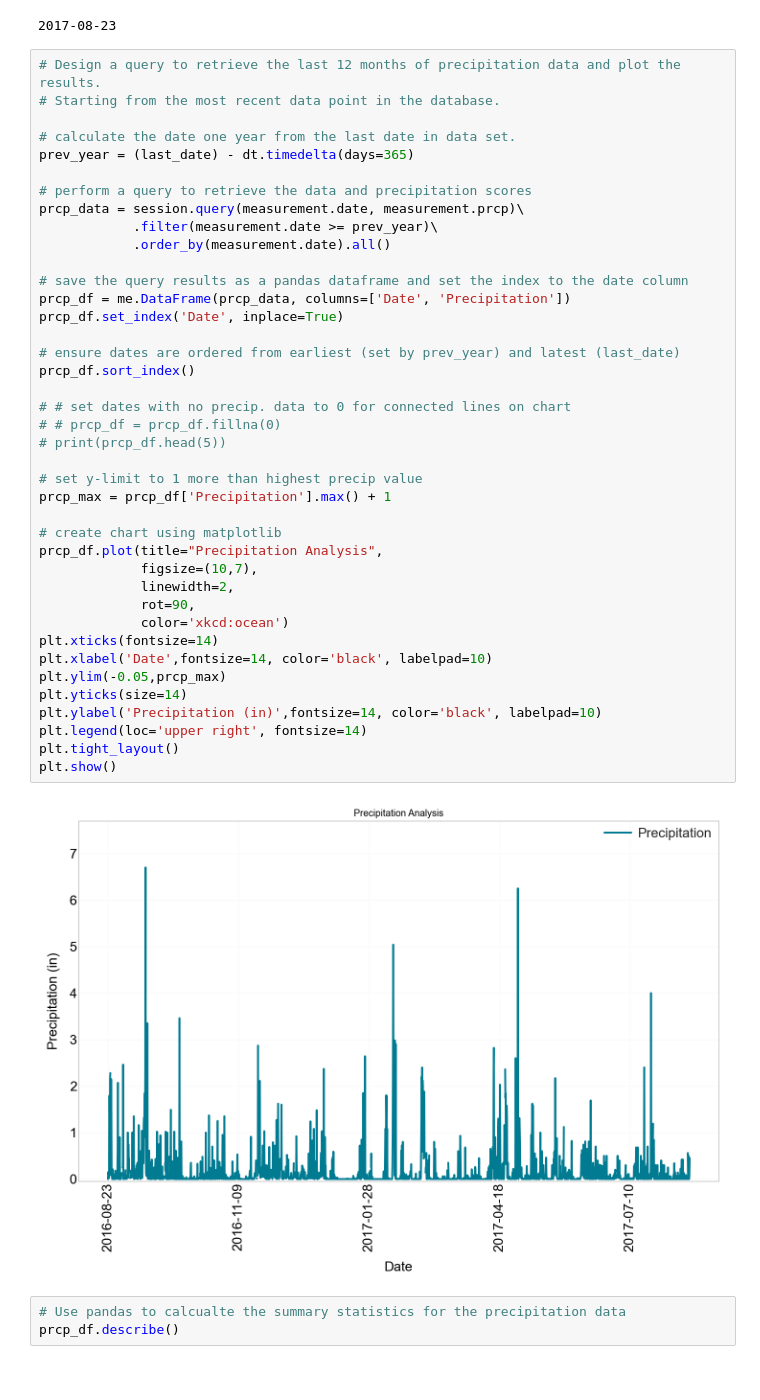
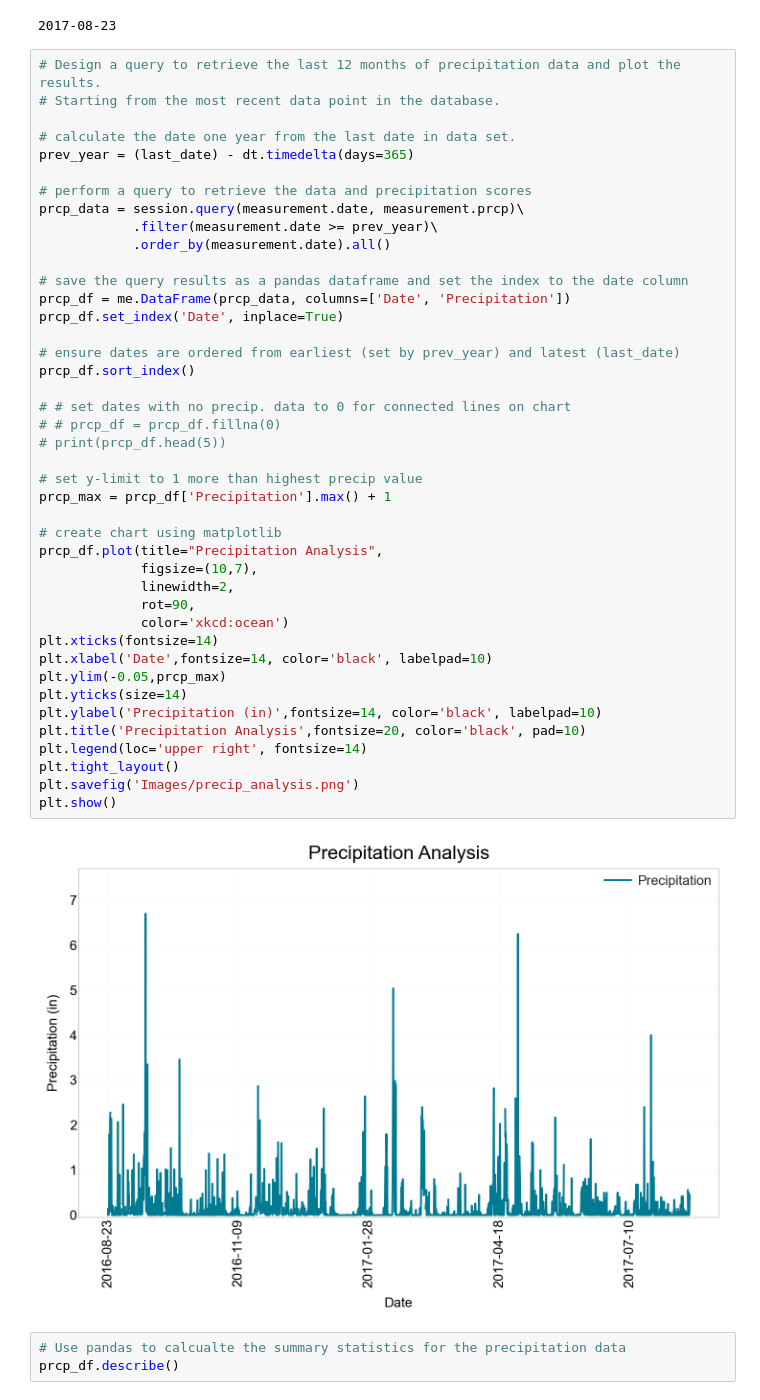
Before and after one commit to SJackson7/Surfs_Up, a Jupyter notebook: climate_starter.ipynb, the cells around one changed output. Cells and saved outputs as stored; diff of their text form.

Commit message:
updated files
update to code, added images

```diff
--- a/climate_starter.ipynb
+++ b/climate_starter.ipynb
@@ -126,34 +126,36 @@ prcp_data = session.query(measurement.date, measurement.prcp)\
 
 # save the query results as a pandas dataframe and set the index to the date column
 prcp_df = me.DataFrame(prcp_data, columns=['Date', 'Precipitation'])
 prcp_df.set_index('Date', inplace=True)
 
 # ensure dates are ordered from earliest (set by prev_year) and latest (last_date)
 prcp_df.sort_index()
 
 # # set dates with no precip. data to 0 for connected lines on chart
 # # prcp_df = prcp_df.fillna(0)
 # print(prcp_df.head(5))
 
 # set y-limit to 1 more than highest precip value
 prcp_max = prcp_df['Precipitation'].max() + 1
 
 # create chart using matplotlib
 prcp_df.plot(title="Precipitation Analysis",
              figsize=(10,7),
              linewidth=2,
              rot=90,
              color='xkcd:ocean')
 plt.xticks(fontsize=14)
 plt.xlabel('Date',fontsize=14, color='black', labelpad=10)
 plt.ylim(-0.05,prcp_max)
 plt.yticks(size=14)
 plt.ylabel('Precipitation (in)',fontsize=14, color='black', labelpad=10)
+plt.title('Precipitation Analysis',fontsize=20, color='black', pad=10)
 plt.legend(loc='upper right', fontsize=14)
 plt.tight_layout()
+plt.savefig('Images/precip_analysis.png')
 plt.show()
 # %% [output]
-[figure, old version]
+[figure, new version]
 # %%
 # Use pandas to calcualte the summary statistics for the precipitation data
 prcp_df.describe()
```
Also changed, not shown: parts of 1 cell of this notebook, 4 other files.
